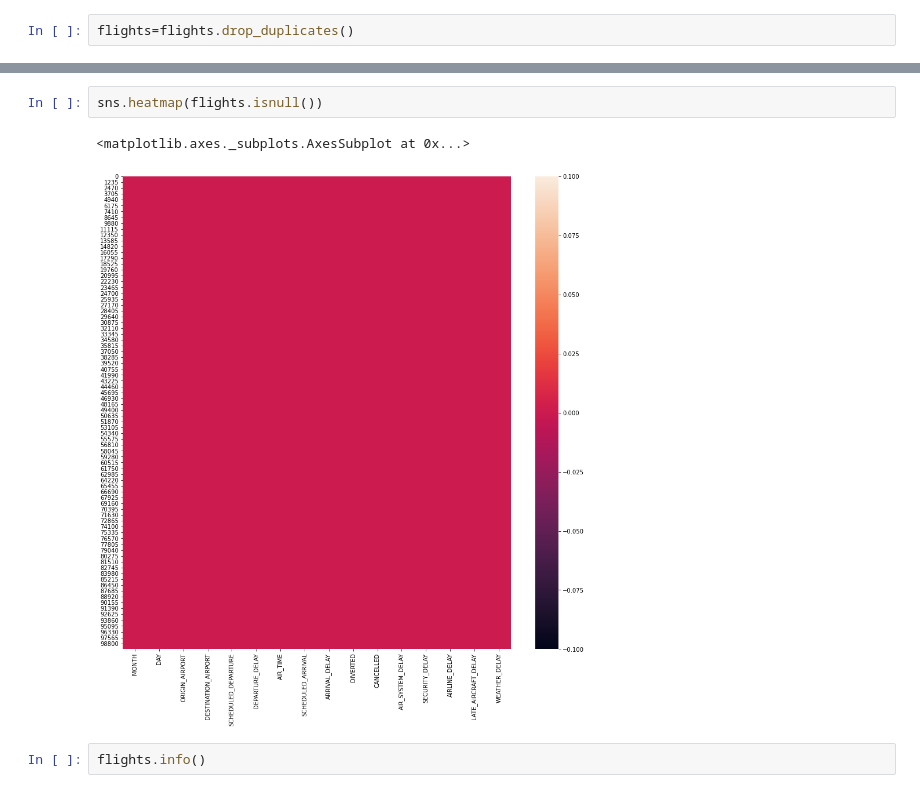
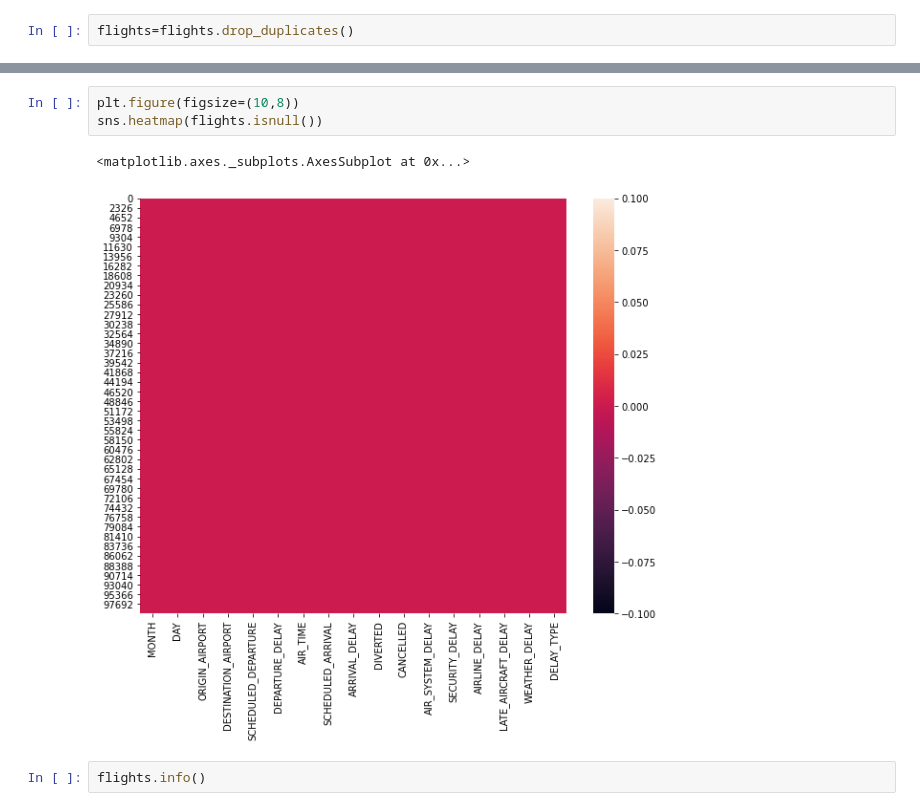
Before and after one commit to ujjwalprakash25/Flight_Delay_Prediction, a Jupyter notebook: Fights_mission04.ipynb, the cells around one changed output, grey strips where cells are left out. Drawn from its saved outputs; the diff is of its cells as text.

```diff
--- a/Fights_mission04.ipynb
+++ b/Fights_mission04.ipynb
@@ -142,9 +138,10 @@ WEATHER_DELAY          0
 dtype: int64
 # %%
+plt.figure(figsize=(10,8))
 sns.heatmap(flights.isnull())
 # %% [output]
 <matplotlib.axes._subplots.AxesSubplot at 0x...>
-[figure, old version]
+[figure, new version]
 # %%
 flights.info()
 # %% [output]
```
Also changed, not shown: parts of 12 cells of this notebook.
